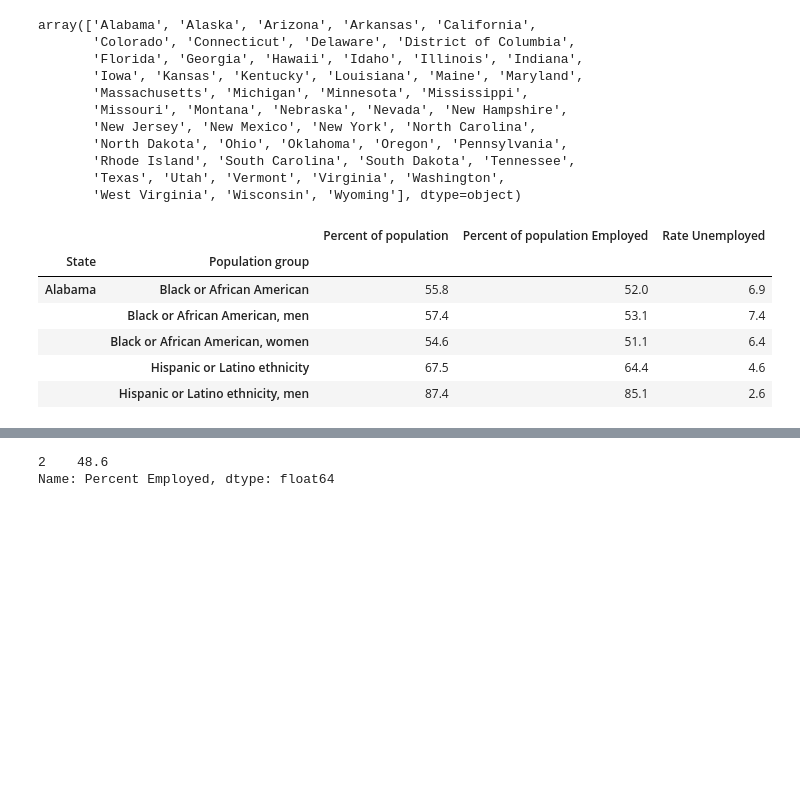
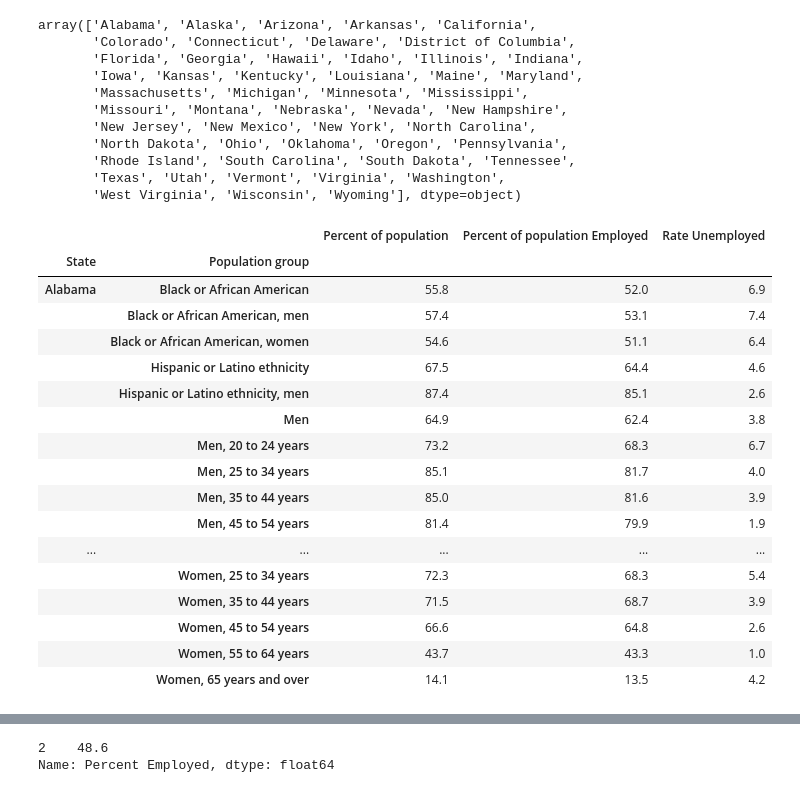
Before and after one commit to kathleeng77/Open-Source-Project-1, a Jupyter notebook: analysis/women-in-workforce-by-state.ipynb, the cells around one changed output, grey strips where cells are left out. Cells and saved outputs as stored; diff of their text form; code cells hidden in the pictures; blank space fills up the shorter version.

```diff
--- a/analysis/women-in-workforce-by-state.ipynb
+++ b/analysis/women-in-workforce-by-state.ipynb
@@ -41,13 +56,24 @@ array(['Alabama', 'Alaska', 'Arizona', 'Arkansas', 'California',
 # %%
 # stategroups = state_df.groupby(["Population group","State"])
 stategroups = state_df.groupby(["State","Population group"])
 # stategroups.mean().head()
-stategroups.mean().head()
+stategroups.mean().head(30)
 # %% [output]
 |  |  | Percent of population | Percent of population Employed | Rate Unemployed |
 | State | Population group |  |  |  |
 | Alabama | Black or African American | 55.8 | 52.0 | 6.9 |
 |  | Black or African American, men | 57.4 | 53.1 | 7.4 |
 |  | Black or African American, women | 54.6 | 51.1 | 6.4 |
 |  | Hispanic or Latino ethnicity | 67.5 | 64.4 | 4.6 |
 |  | Hispanic or Latino ethnicity, men | 87.4 | 85.1 | 2.6 |
+|  | Men | 64.9 | 62.4 | 3.8 |
+|  | Men, 20 to 24 years | 73.2 | 68.3 | 6.7 |
+|  | Men, 25 to 34 years | 85.1 | 81.7 | 4.0 |
+|  | Men, 35 to 44 years | 85.0 | 81.6 | 3.9 |
+|  | Men, 45 to 54 years | 81.4 | 79.9 | 1.9 |
+| ... | ... | ... | ... | ... |
+|  | Women, 25 to 34 years | 72.3 | 68.3 | 5.4 |
+|  | Women, 35 to 44 years | 71.5 | 68.7 | 3.9 |
+|  | Women, 45 to 54 years | 66.6 | 64.8 | 2.6 |
+|  | Women, 55 to 64 years | 43.7 | 43.3 | 1.0 |
+|  | Women, 65 years and over | 14.1 | 13.5 | 4.2 |
```
Also changed, not shown: parts of 6 cells of this notebook, 1 other file.
